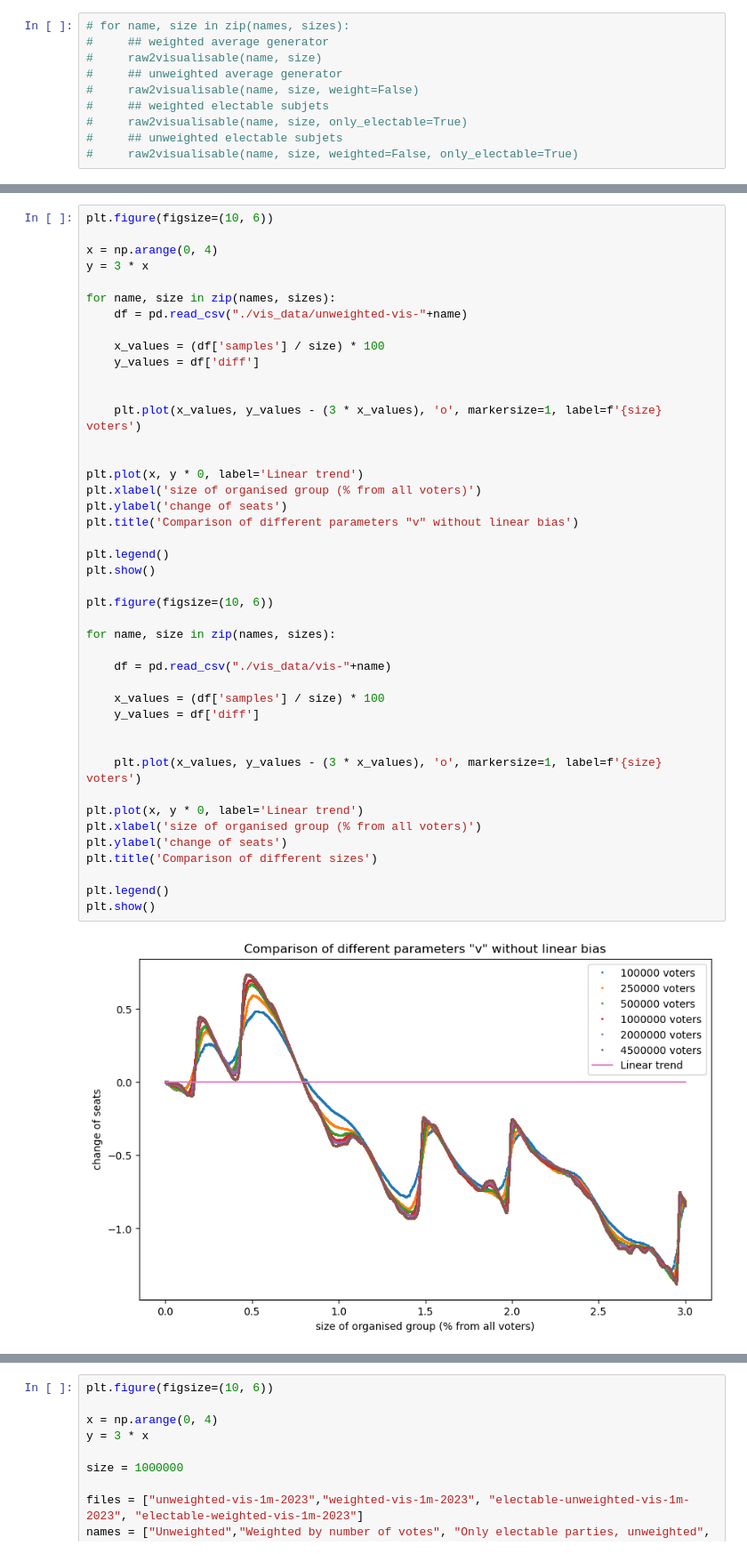
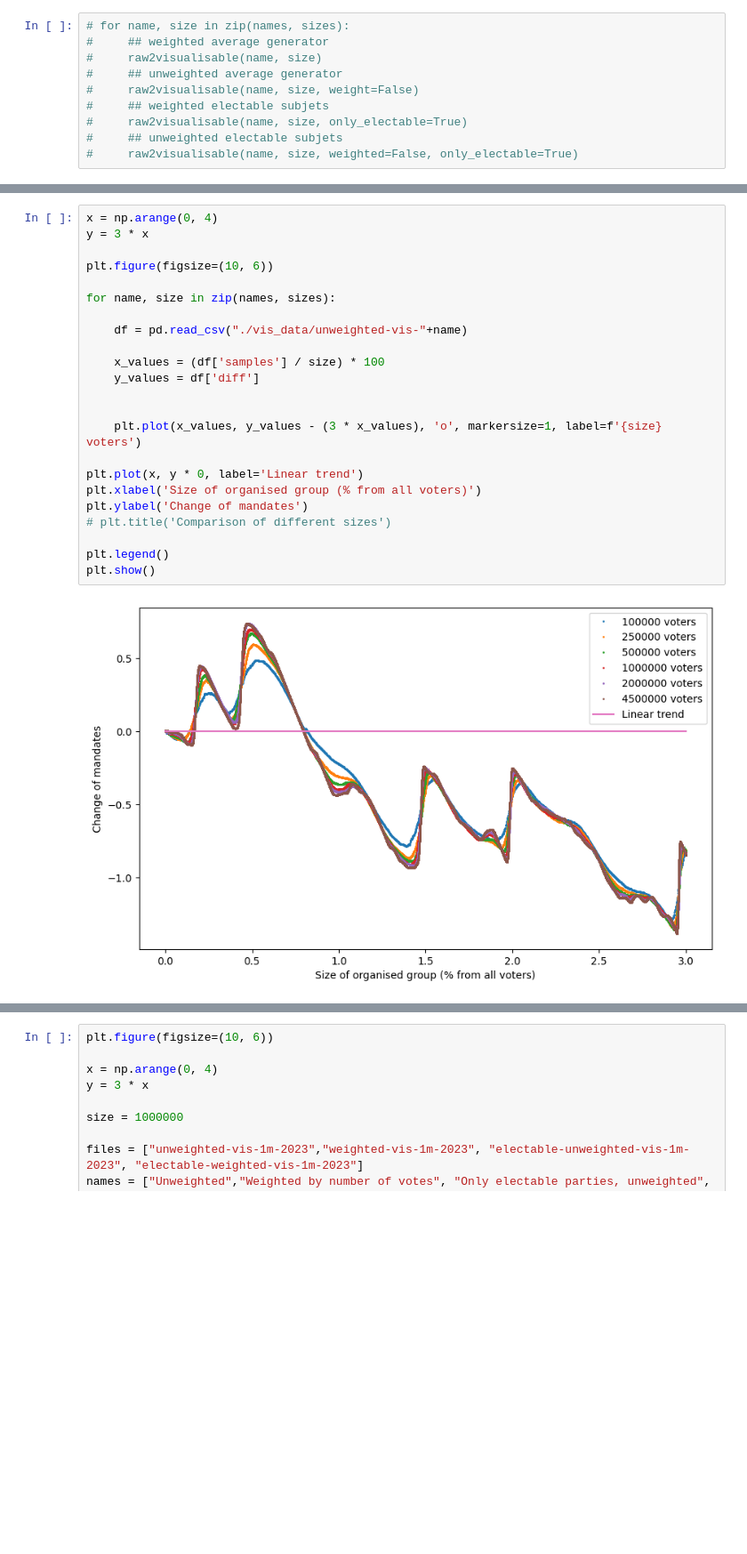
Before and after one commit to JnKamas/bc-praca, a Jupyter notebook: section_2_3.ipynb, the cells around one changed output, grey strips where cells are left out. Shown at 89% size. Drawn from its saved outputs; the diff is of its cells as text; blank space fills up the shorter version.

```diff
--- a/section_2_3.ipynb
+++ b/section_2_3.ipynb
@@ -63,45 +41,25 @@ plt.show()
 # %%
-plt.figure(figsize=(10, 6))
-
 x = np.arange(0, 4)
 y = 3 * x
 
+plt.figure(figsize=(10, 6))
+
 for name, size in zip(names, sizes):
+
     df = pd.read_csv("./vis_data/unweighted-vis-"+name)
 
     x_values = (df['samples'] / size) * 100
     y_values = df['diff']
 
 
     plt.plot(x_values, y_values - (3 * x_values), 'o', markersize=1, label=f'{size} voters')
 
-
 plt.plot(x, y * 0, label='Linear trend')
-plt.xlabel('size of organised group (% from all voters)')
-plt.ylabel('change of seats')
-plt.title('Comparison of different parameters "v" without linear bias')
+plt.xlabel('Size of organised group (% from all voters)')
+plt.ylabel('Change of mandates')
+# plt.title('Comparison of different sizes')
 
 plt.legend()
 plt.show()
-
-plt.figure(figsize=(10, 6))
-
-for name, size in zip(names, sizes):
-
-    df = pd.read_csv("./vis_data/vis-"+name)
-
-    x_values = (df['samples'] / size) * 100
-    y_values = df['diff']
-
-
-    plt.plot(x_values, y_values - (3 * x_values), 'o', markersize=1, label=f'{size} voters')
-
-plt.plot(x, y * 0, label='Linear trend')
-plt.xlabel('size of organised group (% from all voters)')
-plt.ylabel('change of seats')
-plt.title('Comparison of different sizes')
-
-plt.legend()
-plt.show()
 # %% [output]
-[figure, old version]
+[figure, new version]
```
Also changed, not shown: parts of 4 cells of this notebook, 20 other files.
